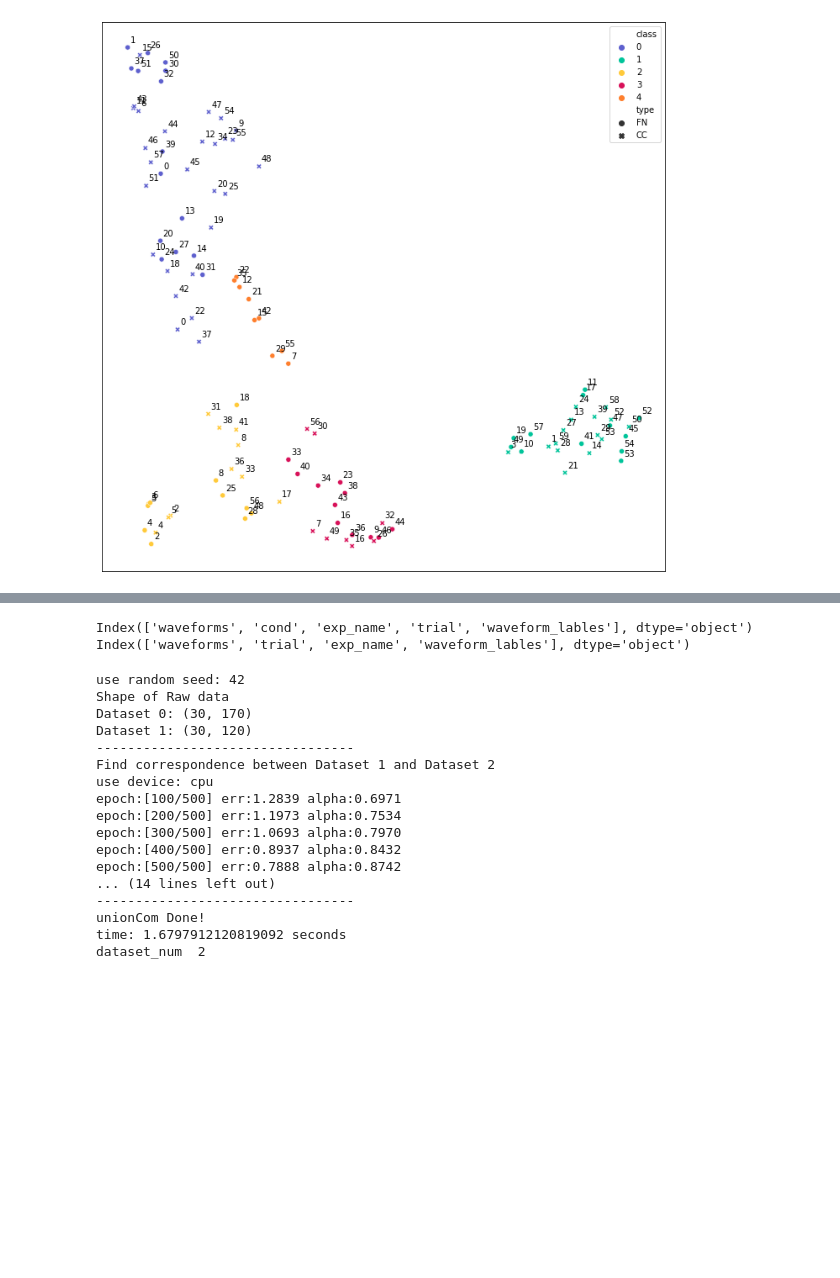
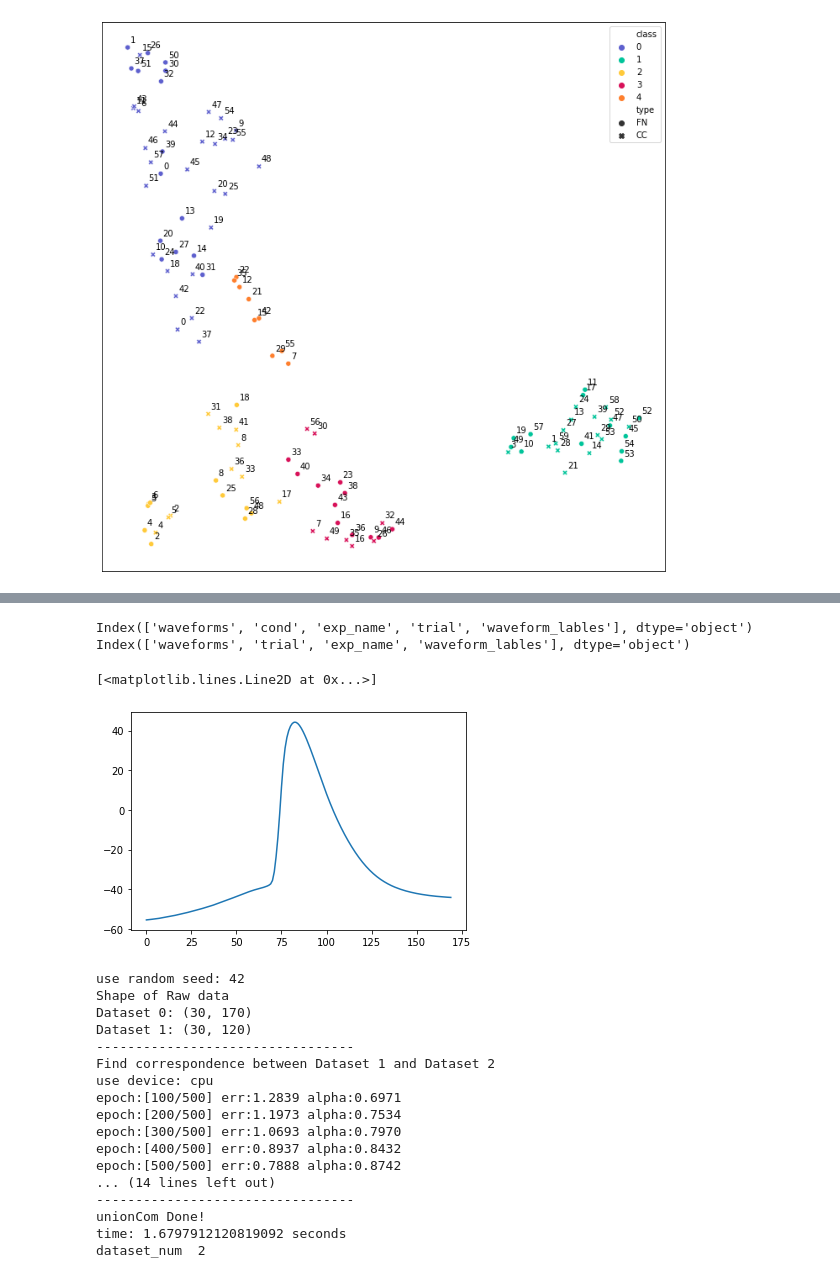
Before and after one commit to Nishant-codex/single_cell_analysis, a Jupyter notebook: notebooks/UMAP_Louvan_Niccolo.ipynb, the cells around one changed output, grey strips where cells are left out. Saved outputs shown, nothing was run; the diff lists cells and outputs as text; code cells hidden in the pictures; blank space fills up the shorter version.

```diff
--- a/notebooks/UMAP_Louvan_Niccolo.ipynb
+++ b/notebooks/UMAP_Louvan_Niccolo.ipynb
@@ -561,16 +564,18 @@ np.unique(df['Cluster_ID_CC'][:-2] -df['Cluster_ID_FN']  ,return_counts=True)
 # %%
 print(data_FN_waveforms_exc.columns)
 print(data_CC_waveforms_exc.columns)
 df_all_wave = pd.concat([data_FN_waveforms_exc[data_CC_waveforms_exc.columns],data_CC_waveforms_exc])
 df_all_wave['prot'] = np.concatenate((np.repeat('FN',len(data_FN_waveforms_exc)),np.repeat('CC',len(data_CC_waveforms_exc))))
 df_all_wave['comb_lables'] = labels_fn_red_inh
 FN = df_all_wave[df_all_wave.prot=='FN']
 CC = df_all_wave[df_all_wave.prot=='CC']
-plt.plot(n(np.mean(FN[FN.comb_lables==0]['waveforms'])))
+plt.plot((np.mean(FN[FN.comb_lables==0]['waveforms'])))
 # plt.plot(np.mean(CC[CC.comb_lables==0]['waveforms']))
 # %% [output]
 Index(['waveforms', 'cond', 'exp_name', 'trial', 'waveform_lables'], dtype='object')
 Index(['waveforms', 'trial', 'exp_name', 'waveform_lables'], dtype='object')
+[<matplotlib.lines.Line2D at 0x...>]
+[figure, added]
 # %%
 from unioncom import UnionCom
 # import numpy as np
```
Also changed, not shown: parts of 10 cells of this notebook, 4 other files.
